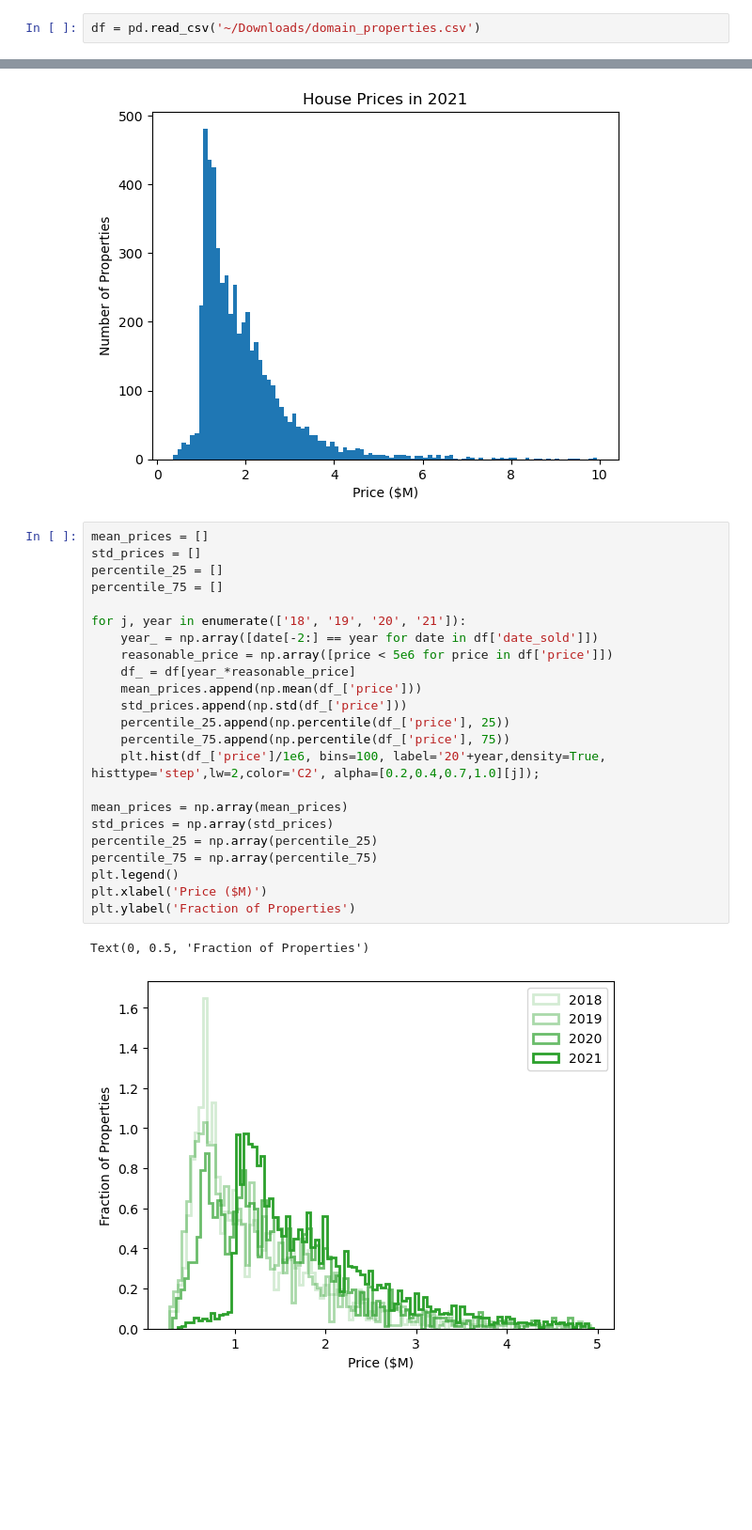
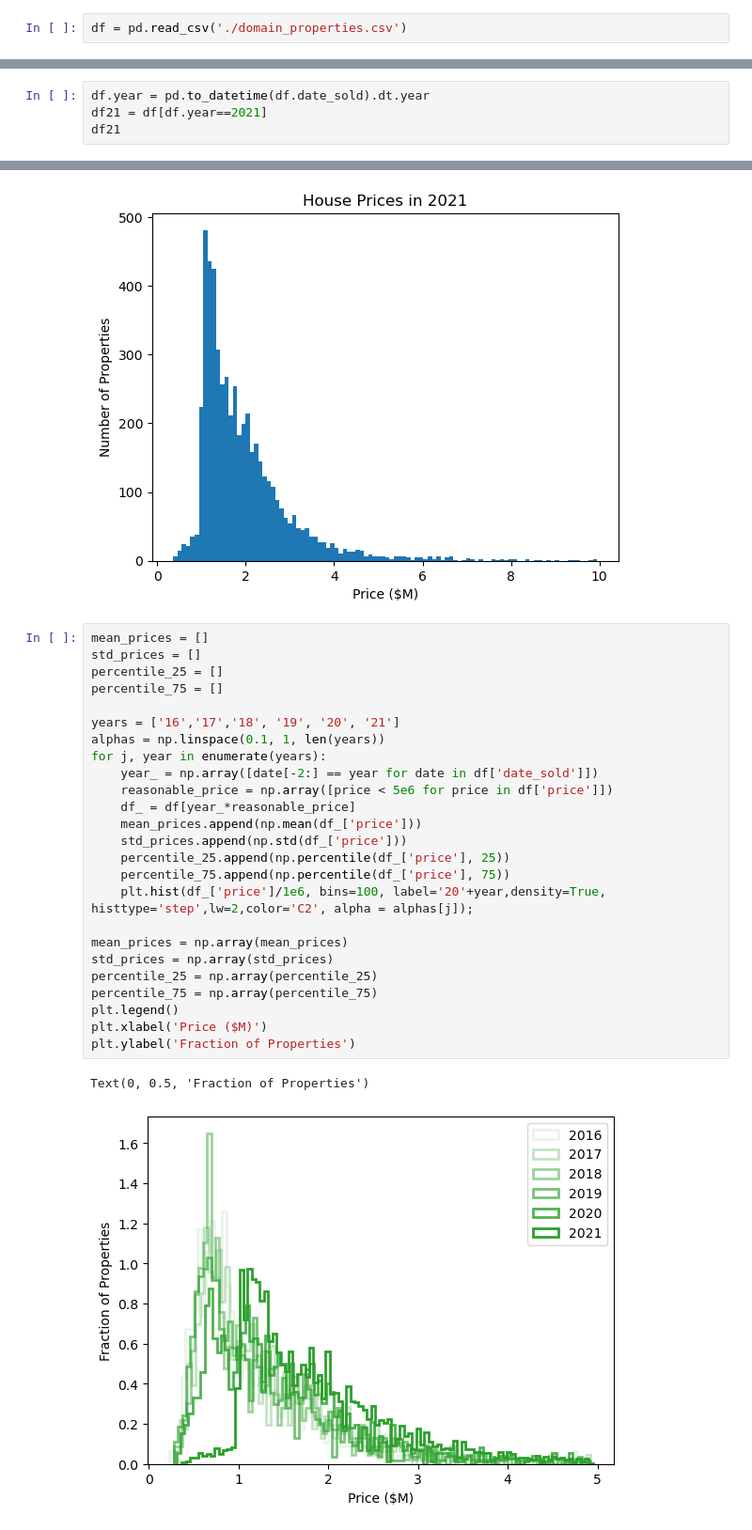
Before and after one commit to benjaminpope/quarto-mq-revealjs-theme, a Jupyter notebook: domain.ipynb, the cells around one changed output, grey strips where cells are left out. Shown: that part at 94% size. Drawn from its saved outputs; the diff is of its cells as text; blank space fills up the shorter version.

```diff
--- a/domain.ipynb
+++ b/domain.ipynb
@@ -4,4 +4,4 @@ import matplotlib.pyplot as plt
 
 import pandas as pd
 # %%
-df = pd.read_csv('~/Downloads/domain_properties.csv')
+df = pd.read_csv('./domain_properties.csv')
@@ -7,0 +44,4 @@ df = pd.read_csv('~/Downloads/domain_properties.csv')
+# %%
+df.year = pd.to_datetime(df.date_sold).dt.year
+df21 = df[df.year==2021]
+df21
@@ -20,26 +89,28 @@ Text(0.5, 1.0, 'House Prices in 2021')
 # %%
 mean_prices = []
 std_prices = []
 percentile_25 = []
 percentile_75 = []
 
-for j, year in enumerate(['18', '19', '20', '21']):
+years = ['16','17','18', '19', '20', '21']
+alphas = np.linspace(0.1, 1, len(years))
+for j, year in enumerate(years):
     year_ = np.array([date[-2:] == year for date in df['date_sold']])
     reasonable_price = np.array([price < 5e6 for price in df['price']])
     df_ = df[year_*reasonable_price]
     mean_prices.append(np.mean(df_['price']))
     std_prices.append(np.std(df_['price']))
     percentile_25.append(np.percentile(df_['price'], 25))
     percentile_75.append(np.percentile(df_['price'], 75))
-    plt.hist(df_['price']/1e6, bins=100, label='20'+year,density=True, histtype='step',lw=2,color='C2', alpha=[0.2,0.4,0.7,1.0][j]);
+    plt.hist(df_['price']/1e6, bins=100, label='20'+year,density=True, histtype='step',lw=2,color='C2', alpha = alphas[j]);
 
 mean_prices = np.array(mean_prices)
 std_prices = np.array(std_prices)
 percentile_25 = np.array(percentile_25)
 percentile_75 = np.array(percentile_75)
 plt.legend()
 plt.xlabel('Price ($M)')
 plt.ylabel('Fraction of Properties')
 # %% [output]
 Text(0, 0.5, 'Fraction of Properties')
-[figure, old version]
+[figure, new version]
```
Also changed, not shown: parts of 16 cells of this notebook, 11 other files.
